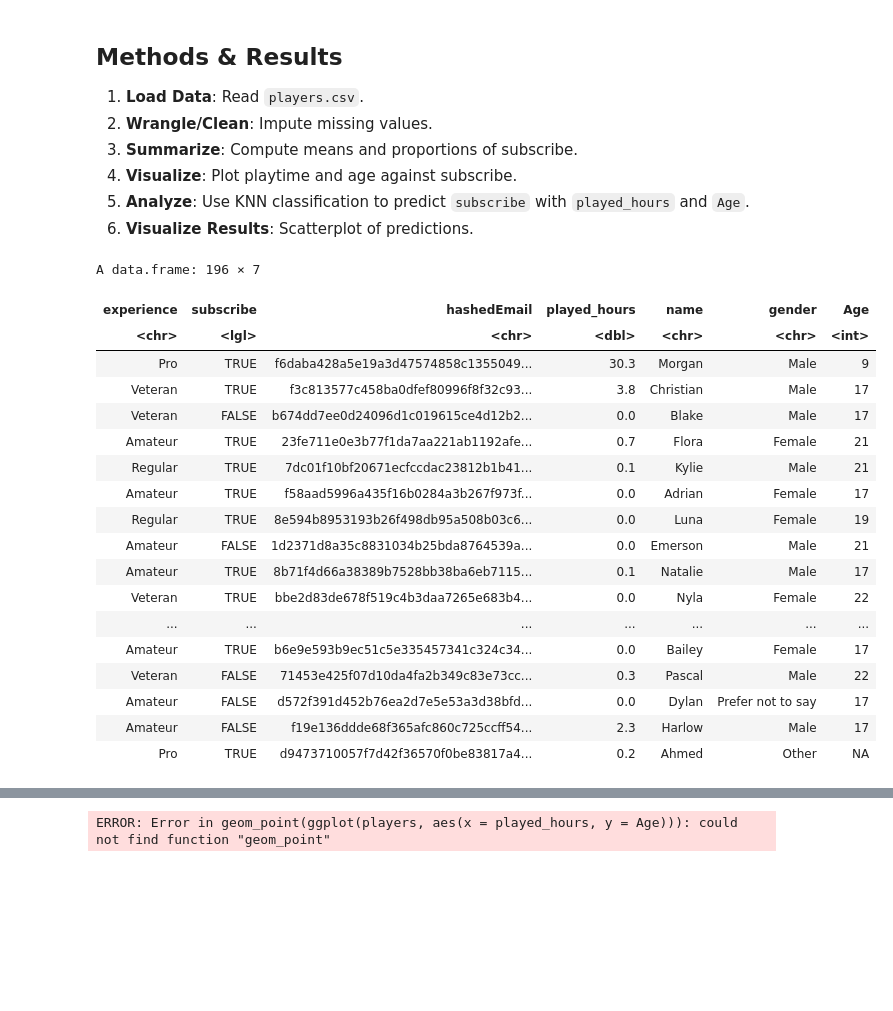
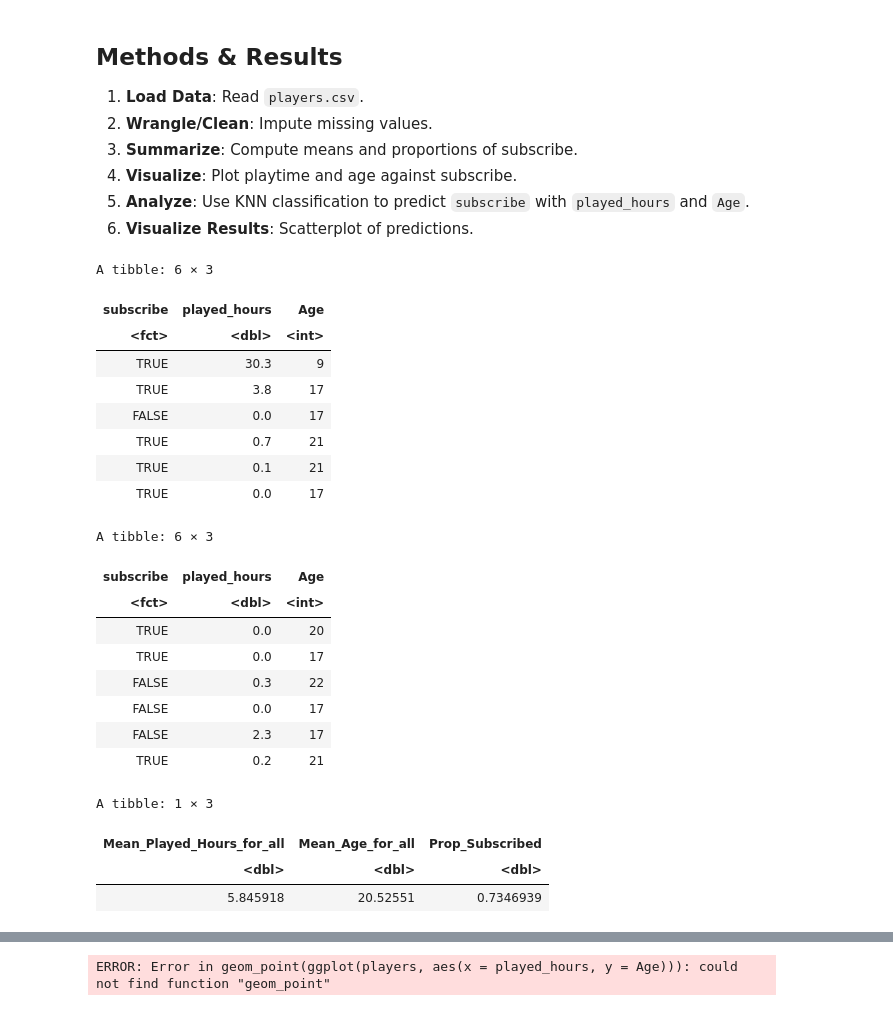
Before and after one commit to clairehsu320/dsci-100-group-project, a Jupyter notebook: final.ipynb, the cells around one changed output, grey strips where cells are left out. Saved outputs shown, nothing was run; the diff lists cells and outputs as text; code cells hidden in the pictures; blank space fills up the shorter version.

```diff
--- a/final.ipynb
+++ b/final.ipynb
@@ -15,31 +15,60 @@
 # %%
 # Load libraries
 library(tidymodels)
 library(dplyr)
 library(ggplot2)
 
 # 1. Load data
 link <- "https://raw.githubusercontent.com/clairehsu320/dsci-100-group-project/refs/heads/main/players.csv"
 players <- read.csv(link)
+
+# 2. Wrangle and clean
+players <- players |>
+    select(subscribe, played_hours, Age) |>
+    mutate(
+        subscribe = as.factor(subscribe)  # Convert logical to factor for classification
+  )
+
+players_recipe <- recipe(~ ., data = players) |>
+  step_impute_mean(Age) |>   # impute missing age
+  prep()
+players <- bake(players_recipe, new_data = players)
+
+# display data
+head(players)
+tail(players)
+
+# 3. Summary
+summary_table <- players |>
+    summarise(
+        Mean_Played_Hours_for_all = mean(played_hours),
+        Mean_Age_for_all = mean(Age),
+        Prop_Subscribed = mean(as.numeric(subscribe) - 1))
+
+# display the summary
+summary_table
 # %% [output]
-A data.frame: 196 × 7
+A tibble: 6 × 3
-| experience | subscribe | hashedEmail | played_hours | name | gender | Age |
-| <chr> | <lgl> | <chr> | <dbl> | <chr> | <chr> | <int> |
-| Pro | TRUE | f6daba428a5e19a3d47574858c1355049... | 30.3 | Morgan | Male | 9 |
-| Veteran | TRUE | f3c813577c458ba0dfef80996f8f32c93... | 3.8 | Christian | Male | 17 |
-| Veteran | FALSE | b674dd7ee0d24096d1c019615ce4d12b2... | 0.0 | Blake | Male | 17 |
-| Amateur | TRUE | 23fe711e0e3b77f1da7aa221ab1192afe... | 0.7 | Flora | Female | 21 |
-| Regular | TRUE | 7dc01f10bf20671ecfccdac23812b1b41... | 0.1 | Kylie | Male | 21 |
-| Amateur | TRUE | f58aad5996a435f16b0284a3b267f973f... | 0.0 | Adrian | Female | 17 |
-| Regular | TRUE | 8e594b8953193b26f498db95a508b03c6... | 0.0 | Luna | Female | 19 |
-| Amateur | FALSE | 1d2371d8a35c8831034b25bda8764539a... | 0.0 | Emerson | Male | 21 |
-| Amateur | TRUE | 8b71f4d66a38389b7528bb38ba6eb7115... | 0.1 | Natalie | Male | 17 |
-| Veteran | TRUE | bbe2d83de678f519c4b3daa7265e683b4... | 0.0 | Nyla | Female | 22 |
-| ... | ... | ... | ... | ... | ... | ... |
-| Amateur | TRUE | b6e9e593b9ec51c5e335457341c324c34... | 0.0 | Bailey | Female | 17 |
-| Veteran | FALSE | 71453e425f07d10da4fa2b349c83e73cc... | 0.3 | Pascal | Male | 22 |
-| Amateur | FALSE | d572f391d452b76ea2d7e5e53a3d38bfd... | 0.0 | Dylan | Prefer not to say | 17 |
-| Amateur | FALSE | f19e136ddde68f365afc860c725ccff54... | 2.3 | Harlow | Male | 17 |
-| Pro | TRUE | d9473710057f7d42f36570f0be83817a4... | 0.2 | Ahmed | Other | NA |
+| subscribe | played_hours | Age |
+| <fct> | <dbl> | <int> |
+| TRUE | 30.3 | 9 |
+| TRUE | 3.8 | 17 |
+| FALSE | 0.0 | 17 |
+| TRUE | 0.7 | 21 |
+| TRUE | 0.1 | 21 |
+| TRUE | 0.0 | 17 |
+A tibble: 6 × 3
+| subscribe | played_hours | Age |
+| <fct> | <dbl> | <int> |
+| TRUE | 0.0 | 20 |
+| TRUE | 0.0 | 17 |
+| FALSE | 0.3 | 22 |
+| FALSE | 0.0 | 17 |
+| FALSE | 2.3 | 17 |
+| TRUE | 0.2 | 21 |
+A tibble: 1 × 3
+| Mean_Played_Hours_for_all | Mean_Age_for_all | Prop_Subscribed |
+| <dbl> | <dbl> | <dbl> |
+| 5.845918 | 20.52551 | 0.7346939 |
 # %%
 # 4. Visualization
```
Also changed, not shown: parts of 1 cell of this notebook.
